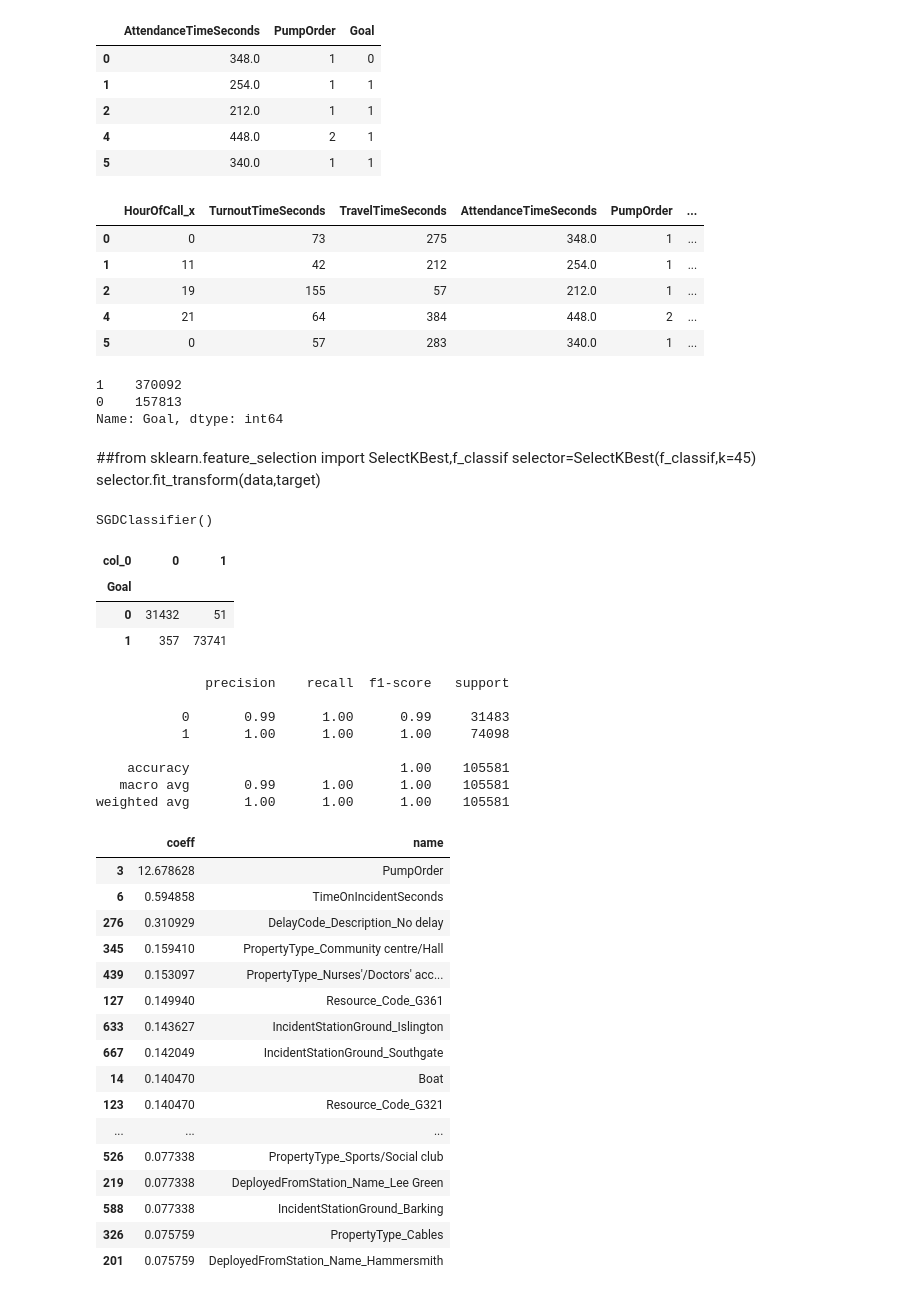
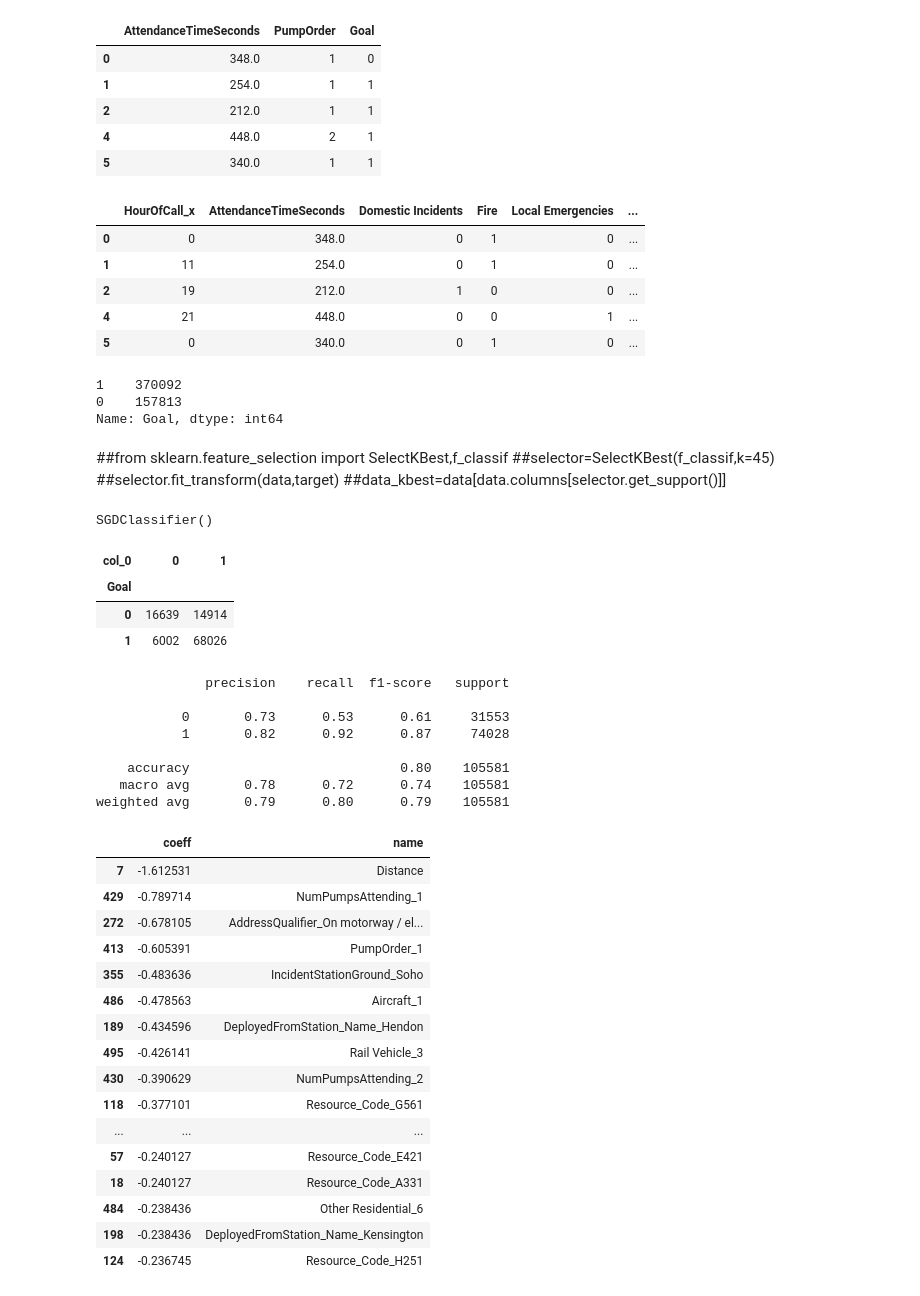
Before and after one commit to ludomare/London-Pumpy, a Jupyter notebook: 02 Importation & nettoyage données.ipynb, the cells around one changed output. Cells and saved outputs as stored; diff of their text form; code cells hidden in the pictures.

```diff
--- a/02 Importation & nettoyage données.ipynb
+++ b/02 Importation & nettoyage données.ipynb
@@ -1313,7 +1313,7 @@ df.head()
 | 3 | 000473-01012018 | 2018 | 21 | A392 | 2018-01-01 21:21:34 | 2018-01-01 21:22:51 | ... |
 | 4 | 000473-01012018 | 2018 | 21 | A391 | 2018-01-01 21:21:34 | 2018-01-01 21:22:38 | ... |
 # %%
-df.drop(['IncidentNumber','DateAndTimeMobilised','DateAndTimeMobile','DateAndTimeMobile','DateAndTimeArrived','DateAndTimeLeft','DeployedFromStation_Code','DateOfCall','TimeOfCall','CalYear_y','TimeOfCall','HourOfCall_y'],1,inplace=True)
+df.drop(['TurnoutTimeSeconds','TravelTimeSeconds','FalseAlarm','DelayCode_Description','TimeOnIncidentSeconds','TimeTotalSeconds','PropertyType','IncidentNumber','DateAndTimeMobilised','DateAndTimeMobile','DateAndTimeMobile','DateAndTimeArrived','DateAndTimeLeft','DeployedFromStation_Code','DateOfCall','TimeOfCall','CalYear_y','TimeOfCall','HourOfCall_y'],1,inplace=True)
 # %%
 df.info()
 # %% [output]
@@ -1355,19 +1355,28 @@ df[['AttendanceTimeSeconds','PumpOrder','Goal']].head()
 | 5 | 340.0 | 1 | 1 |
 # %%
 df=df.select_dtypes(exclude='object').join(pd.get_dummies(df.select_dtypes('object')))
+# %%
+dummy1 = pd.get_dummies(df['PumpOrder'], prefix='PumpOrder')
+df = pd.concat([df, dummy1], axis = 1)
+df.drop('PumpOrder',1,inplace=True)
 # %%
 dummy2 = pd.get_dummies(df['CalYear_x'], prefix='Year')
 df = pd.concat([df, dummy2], axis = 1)
 df.drop('CalYear_x',1,inplace=True)
+# %%
+for i in ['NumStationsWithPumpsAttending','NumPumpsAttending','Outdoor Structure','Road Vehicle','Outdoor','Dwelling','Other Residential','Aircraft','Boat','Rail Vehicle','Non Residential']:
+    dummy3 = pd.get_dummies(df[i],prefix=i)
+    df = pd.concat([df, dummy3], axis = 1)
+df.drop(['NumStationsWithPumpsAttending','NumPumpsAttending','Outdoor Structure','Road Vehicle','Outdoor','Dwelling','Other Residential','Aircraft','Boat','Rail Vehicle','Non Residential'],1,inplace=True)
 # %%
 df.head()
 # %% [output]
-|  | HourOfCall_x | TurnoutTimeSeconds | TravelTimeSeconds | AttendanceTimeSeconds | PumpOrder | ... |
-| 0 | 0 | 73 | 275 | 348.0 | 1 | ... |
-| 1 | 11 | 42 | 212 | 254.0 | 1 | ... |
-| 2 | 19 | 155 | 57 | 212.0 | 1 | ... |
-| 4 | 21 | 64 | 384 | 448.0 | 2 | ... |
-| 5 | 0 | 57 | 283 | 340.0 | 1 | ... |
+|  | HourOfCall_x | AttendanceTimeSeconds | Domestic Incidents | Fire | Local Emergencies | ... |
+| 0 | 0 | 348.0 | 0 | 1 | 0 | ... |
+| 1 | 11 | 254.0 | 0 | 1 | 0 | ... |
+| 2 | 19 | 212.0 | 1 | 0 | 0 | ... |
+| 4 | 21 | 448.0 | 0 | 0 | 1 | ... |
+| 5 | 0 | 340.0 | 0 | 1 | 0 | ... |
 # %%
 df.Goal.value_counts()
 # %% [output]
@@ -1379,11 +1388,12 @@ df.drop('AttendanceTimeSeconds',1,inplace=True)
 # %%
 from sklearn.preprocessing import StandardScaler
 sc=StandardScaler()
-df[['HourOfCall_x','TurnoutTimeSeconds','TravelTimeSeconds','TimeOnIncidentSeconds','TimeTotalSeconds','Distance']]=sc.fit_transform(df[['HourOfCall_x','TurnoutTimeSeconds','TravelTimeSeconds','TimeOnIncidentSeconds','TimeTotalSeconds','Distance']])
+df[['HourOfCall_x','Distance']]=sc.fit_transform(df[['HourOfCall_x','Distance']])
 # %%
 data=df.drop('Goal',1)
 target=df['Goal']
 # %% [markdown]
 ##from sklearn.feature_selection import SelectKBest,f_classif
-selector=SelectKBest(f_classif,k=45)
-selector.fit_transform(data,target)
+##selector=SelectKBest(f_classif,k=45)
+##selector.fit_transform(data,target)
+##data_kbest=data[data.columns[selector.get_support()]]
@@ -1405,41 +1413,41 @@ pd.crosstab(y_test,y_pred)
 # %% [output]
 | col_0 | 0 | 1 |
 | Goal |  |  |
-| 0 | 31432 | 51 |
-| 1 | 357 | 73741 |
+| 0 | 16639 | 14914 |
+| 1 | 6002 | 68026 |
 # %%
 from sklearn.metrics import classification_report
 print(classification_report(y_test,y_pred))
 # %% [output]
               precision    recall  f1-score   support
 
-           0       0.99      1.00      0.99     31483
-           1       1.00      1.00      1.00     74098
+           0       0.73      0.53      0.61     31553
+           1       0.82      0.92      0.87     74028
 
-    accuracy                           1.00    105581
-   macro avg       0.99      1.00      1.00    105581
-weighted avg       1.00      1.00      1.00    105581
+    accuracy                           0.80    105581
+   macro avg       0.78      0.72      0.74    105581
+weighted avg       0.79      0.80      0.79    105581
 # %%
 tt=pd.DataFrame(sg.coef_.T)
 tt.rename(columns={0:'coeff'},inplace=True)
 tt['name']=X_train.columns
 # %%
-tt.sort_values(by='coeff',ascending=False).head(50)
+tt.sort_values(by='coeff',ascending=True).head(50)
 # %% [output]
 |  | coeff | name |
-| 3 | 12.678628 | PumpOrder |
-| 6 | 0.594858 | TimeOnIncidentSeconds |
-| 276 | 0.310929 | DelayCode_Description_No delay |
-| 345 | 0.159410 | PropertyType_Community centre/Hall |
-| 439 | 0.153097 | PropertyType_Nurses'/Doctors' acc... |
-| 127 | 0.149940 | Resource_Code_G361 |
-| 633 | 0.143627 | IncidentStationGround_Islington |
-| 667 | 0.142049 | IncidentStationGround_Southgate |
-| 14 | 0.140470 | Boat |
-| 123 | 0.140470 | Resource_Code_G321 |
+| 7 | -1.612531 | Distance |
+| 429 | -0.789714 | NumPumpsAttending_1 |
+| 272 | -0.678105 | AddressQualifier_On motorway / el... |
+| 413 | -0.605391 | PumpOrder_1 |
+| 355 | -0.483636 | IncidentStationGround_Soho |
+| 486 | -0.478563 | Aircraft_1 |
+| 189 | -0.434596 | DeployedFromStation_Name_Hendon |
+| 495 | -0.426141 | Rail Vehicle_3 |
+| 430 | -0.390629 | NumPumpsAttending_2 |
+| 118 | -0.377101 | Resource_Code_G561 |
 | ... | ... | ... |
-| 526 | 0.077338 | PropertyType_Sports/Social club |
-| 219 | 0.077338 | DeployedFromStation_Name_Lee Green |
-| 588 | 0.077338 | IncidentStationGround_Barking |
-| 326 | 0.075759 | PropertyType_Cables |
-| 201 | 0.075759 | DeployedFromStation_Name_Hammersmith |
+| 57 | -0.240127 | Resource_Code_E421 |
+| 18 | -0.240127 | Resource_Code_A331 |
+| 484 | -0.238436 | Other Residential_6 |
+| 198 | -0.238436 | DeployedFromStation_Name_Kensington |
+| 124 | -0.236745 | Resource_Code_H251 |
```
Also changed, not shown: parts of 14 cells of this notebook.
